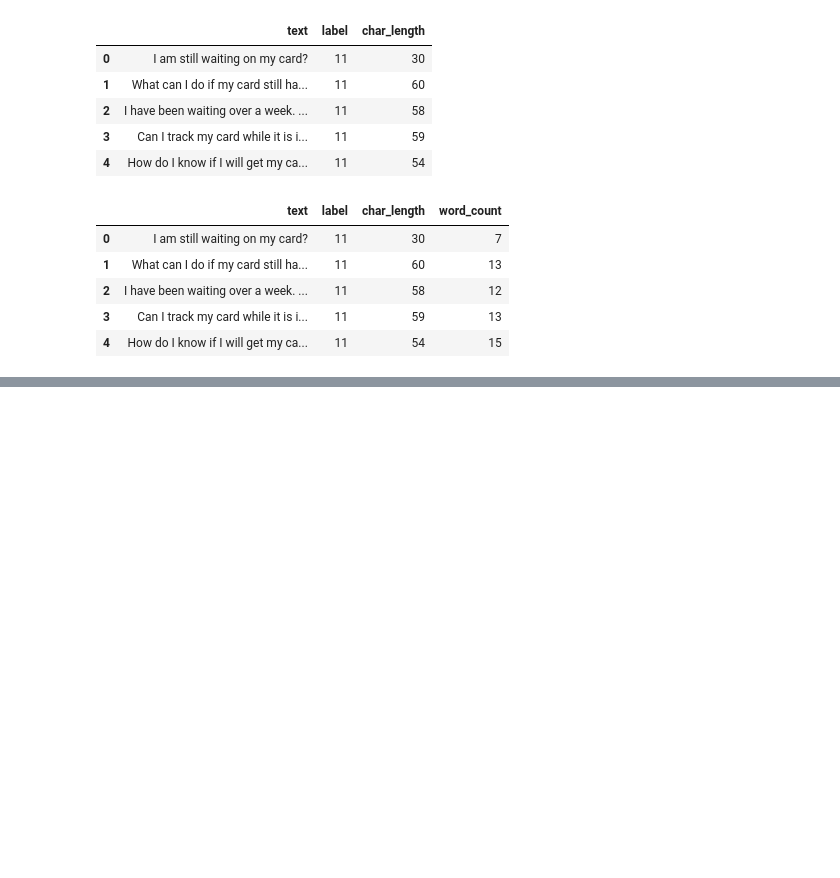
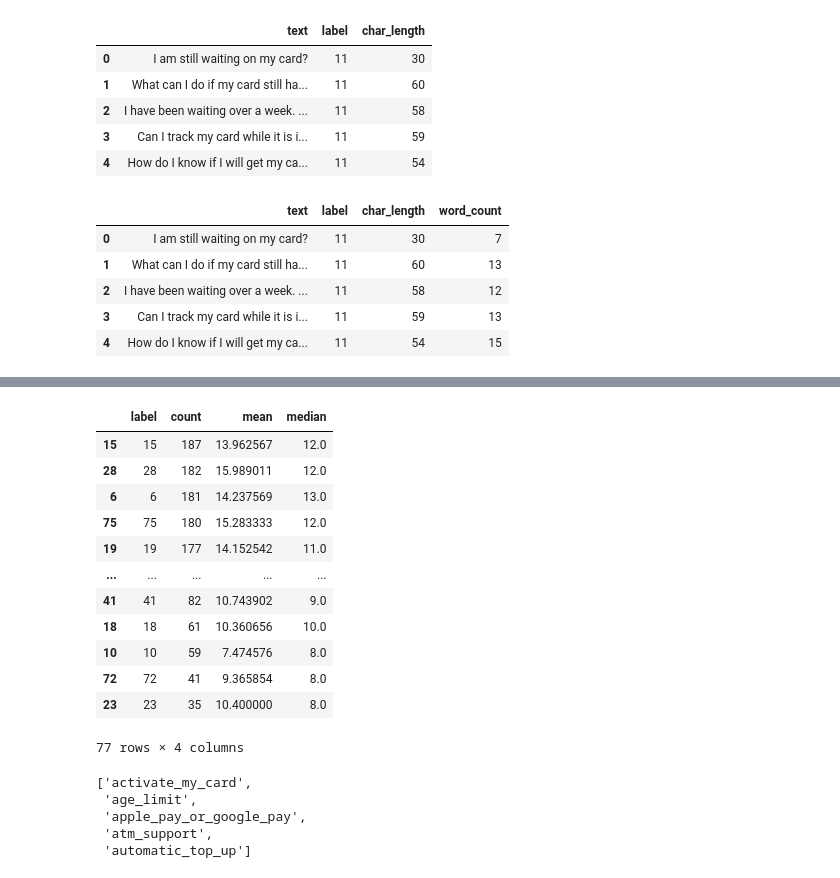
Before and after one commit to somethingaboutyoundme/Banking77-AI-Triage-Service, a Jupyter notebook: notebooks/02_banking_eda.ipynb, the cells around one changed output, grey strips where cells are left out. Drawn from its saved outputs; the diff is of its cells as text; code cells hidden in the pictures; blank space fills up the shorter version.

```diff
--- a/notebooks/02_banking_eda.ipynb
+++ b/notebooks/02_banking_eda.ipynb
@@ -257,0 +509,26 @@ df_tr.head()
+# %%
+df_tr.groupby(['label'])['word_count'].agg(['count','mean','median']).reset_index().sort_values(by=['count'],ascending=False)
+# %% [output]
+|  | label | count | mean | median |
+| 15 | 15 | 187 | 13.962567 | 12.0 |
+| 28 | 28 | 182 | 15.989011 | 12.0 |
+| 6 | 6 | 181 | 14.237569 | 13.0 |
+| 75 | 75 | 180 | 15.283333 | 12.0 |
+| 19 | 19 | 177 | 14.152542 | 11.0 |
+| ... | ... | ... | ... | ... |
+| 41 | 41 | 82 | 10.743902 | 9.0 |
+| 18 | 18 | 61 | 10.360656 | 10.0 |
+| 10 | 10 | 59 | 7.474576 | 8.0 |
+| 72 | 72 | 41 | 9.365854 | 8.0 |
+| 23 | 23 | 35 | 10.400000 | 8.0 |
+77 rows × 4 columns
+# %%
+### Obtain label names
+label_names = train_data.features['label'].names
+label_names[:5]
+# %% [output]
+['activate_my_card',
+ 'age_limit',
+ 'apple_pay_or_google_pay',
+ 'atm_support',
+ 'automatic_top_up']
```
Also changed, not shown: parts of 23 cells of this notebook.
